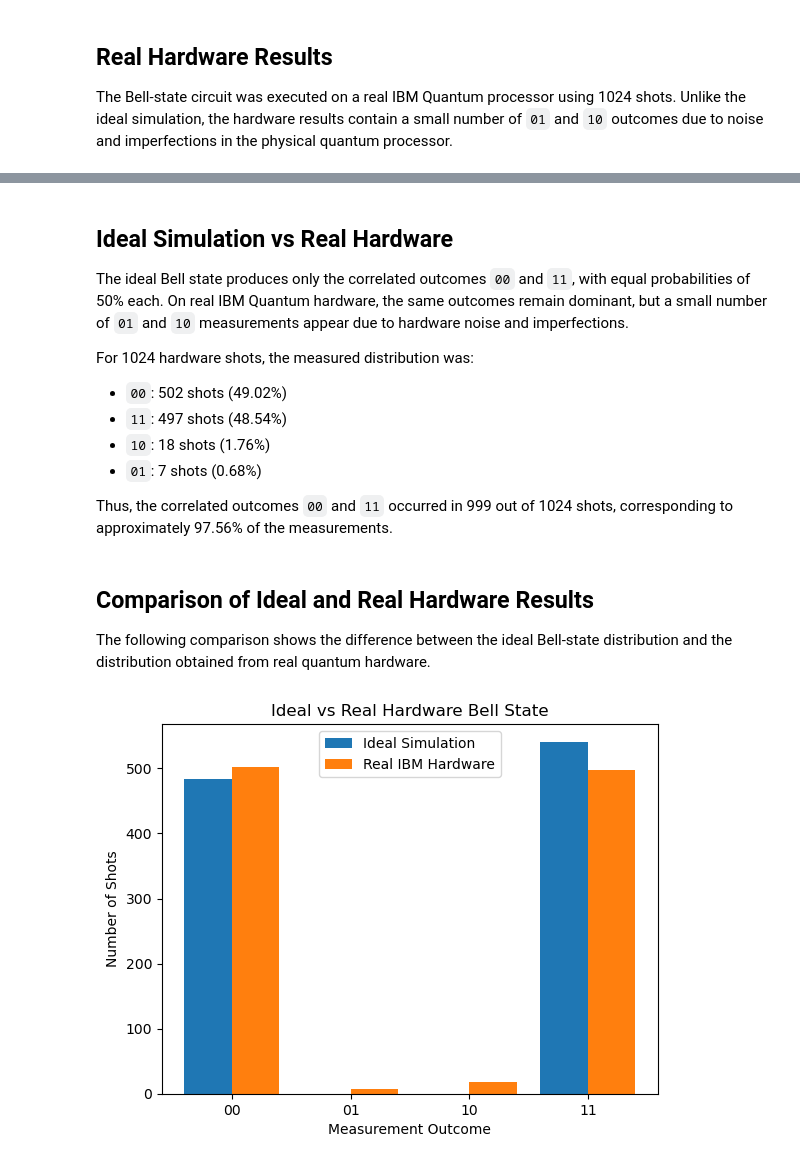
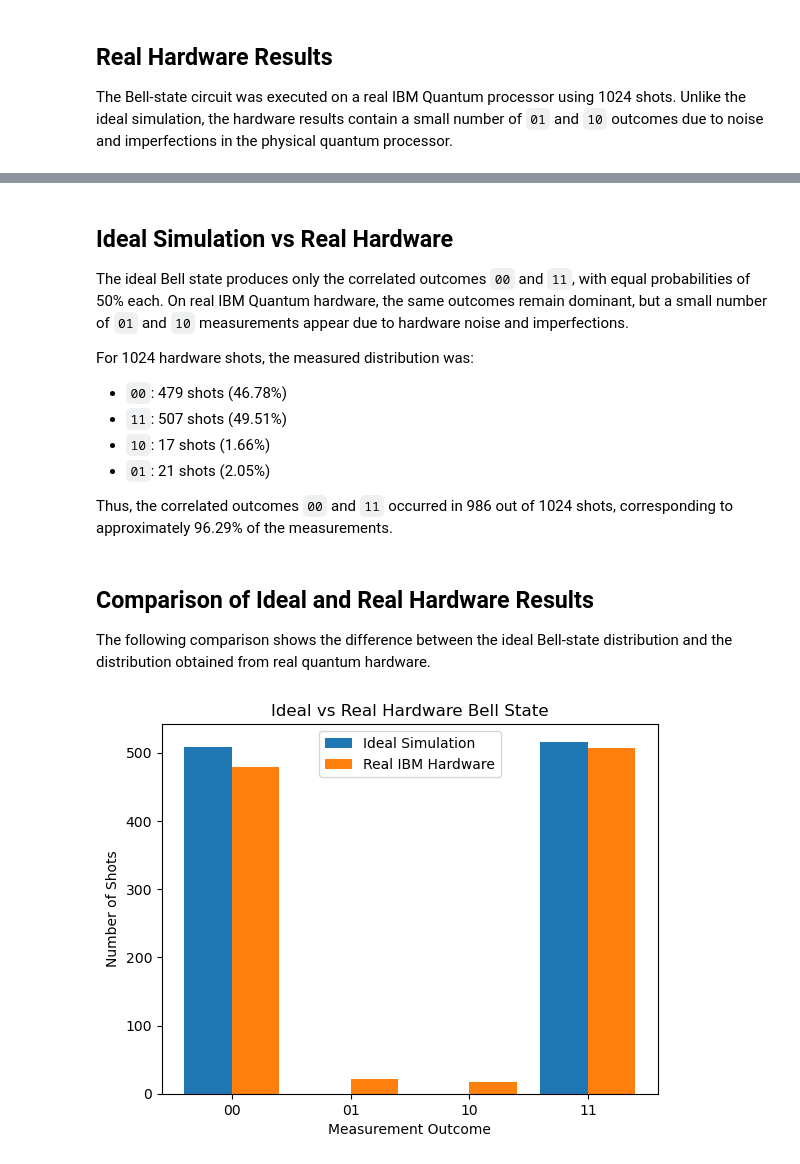
Before and after one commit to Luzaryal/qiskit-quantum-circuits, a Jupyter notebook: 01_quantum_entanglement.ipynb, the cells around one changed output, grey strips where cells are left out. Cells and saved outputs as stored; diff of their text form; code cells hidden in the pictures.

```diff
--- a/01_quantum_entanglement.ipynb
+++ b/01_quantum_entanglement.ipynb
@@ -236,13 +214,13 @@ measurements appear due to hardware noise and imperfections.
 
 For 1024 hardware shots, the measured distribution was:
 
-- `00`: 502 shots (49.02%)
-- `11`: 497 shots (48.54%)
-- `10`: 18 shots (1.76%)
-- `01`: 7 shots (0.68%)
+- `00`: 479 shots (46.78%)
+- `11`: 507 shots (49.51%)
+- `10`: 17 shots (1.66%)
+- `01`: 21 shots (2.05%)
 
-Thus, the correlated outcomes `00` and `11` occurred in 999 out of
-1024 shots, corresponding to approximately 97.56% of the measurements.
+Thus, the correlated outcomes `00` and `11` occurred in 986 out of
+1024 shots, corresponding to approximately 96.29% of the measurements.
 # %% [markdown]
 ## Comparison of Ideal and Real Hardware Results
 
@@ -251,32 +229,32 @@ distribution and the distribution obtained from real quantum hardware.
 # %%
 import matplotlib.pyplot as plt
 
 states = ["00", "01", "10", "11"]
 
-ideal_counts = [483, 0, 0, 541]
+ideal_counts = [508, 0, 0, 516]
 hardware_counts_ordered = [
     hardware_counts.get(state, 0) for state in states
 ]
 
 x = range(len(states))
 
 plt.bar(x, ideal_counts, width=0.4, label="Ideal Simulation")
 plt.bar(
     [i + 0.4 for i in x],
     hardware_counts_ordered,
     width=0.4,
     label="Real IBM Hardware"
 )
 
 plt.xticks([i + 0.2 for i in x], states)
 plt.xlabel("Measurement Outcome")
 plt.ylabel("Number of Shots")
 plt.title("Ideal vs Real Hardware Bell State")
 plt.legend()
 
 plt.show()
 # %% [output]
-[figure, old version]
+[figure, new version]
 # %% [markdown]
 ## Experiment Summary
 
```
Also changed, not shown: parts of 10 cells of this notebook, 4 other files.
